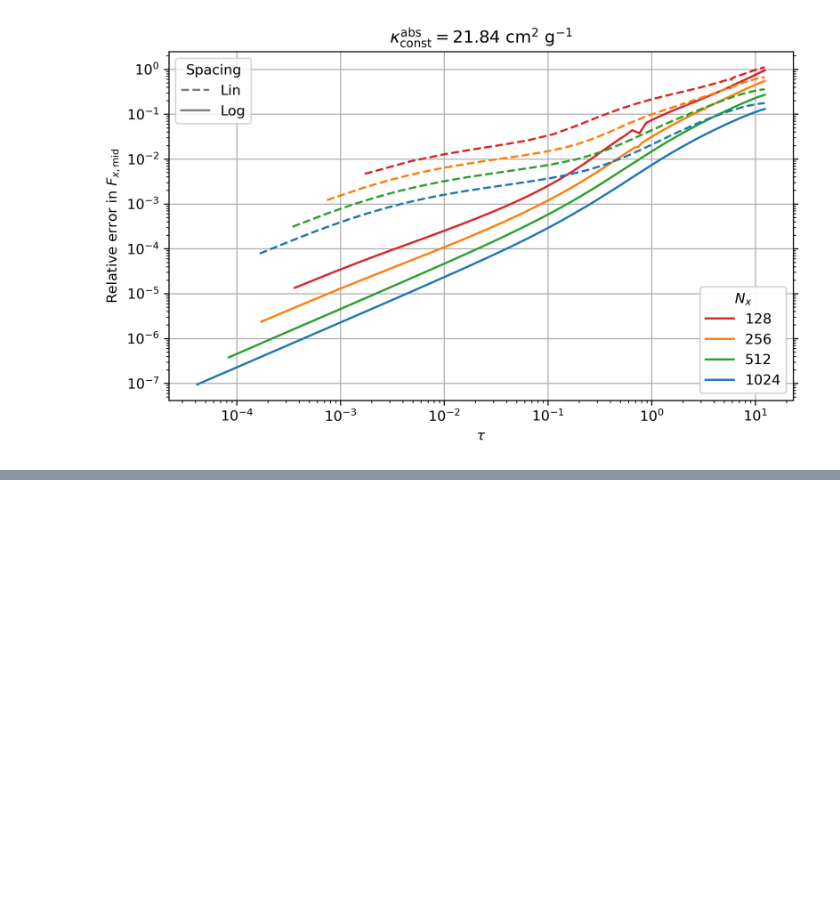
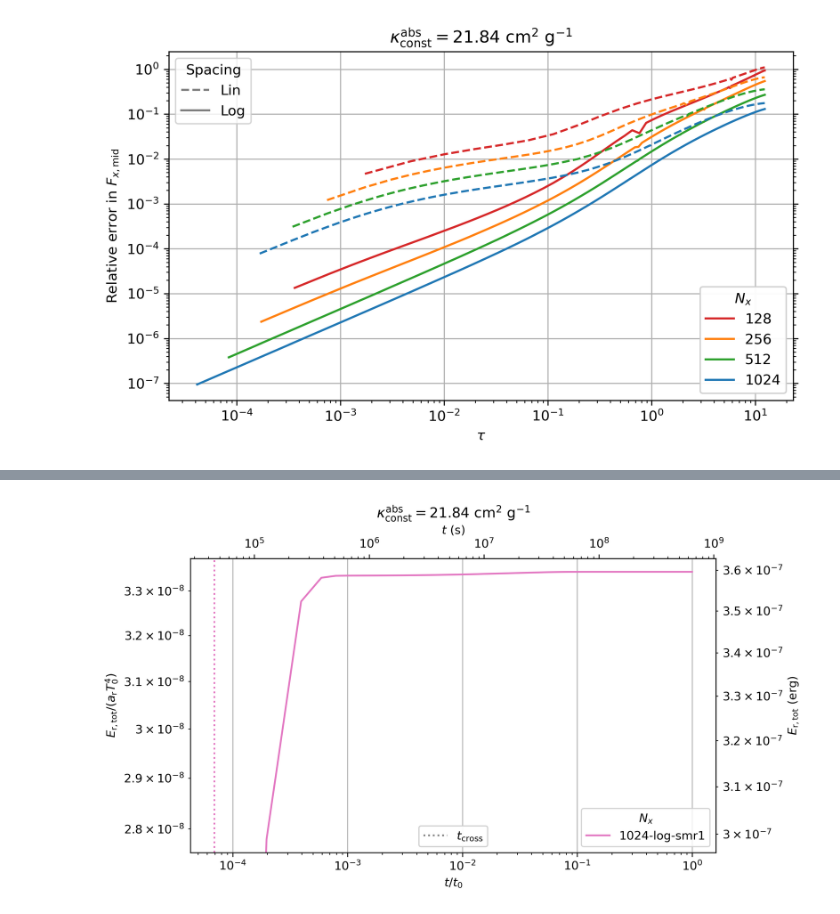
Before and after one commit to sabaronett/rad-hydro, a Jupyter notebook: athena/dev/yanfeij/const_opac-no_heat/ConstOpacNoHeat.ipynb, the cells around one changed output, grey strips where cells are left out. Cells and saved outputs as stored; diff of their text form; code cells hidden in the pictures; blank space fills up the shorter version.

```diff
--- a/athena/dev/yanfeij/const_opac-no_heat/ConstOpacNoHeat.ipynb
+++ b/athena/dev/yanfeij/const_opac-no_heat/ConstOpacNoHeat.ipynb
@@ -765,0 +1098,92 @@ ax.tick_params(axis='both', which='both', right=True)
+# %%
+#===============================================================================
+import matplotlib.pyplot as plt
+import numpy as np
+import sys
+sys.path.insert(0, '/home/stanley/github/PrincetonUniversity/athena/vis/python')
+import athena_read
+
+fig, ax = plt.subplots(figsize=(8, 4.5), dpi=300)
+tab_colors = ['tab:pink', 'tab:red', 'tab:olive', 'tab:orange', 'tab:green',
+              'tab:cyan', 'tab:blue', 'tab:purple', 'tab:brown', 'tab:gray']
+lss = ['dashdot', 'dashed', 'dotted', (0, (1, 5))]
+c_solns, ref_soln = [], []
+crat = None
+theta = None
+
+# Read and plot
+problem_id = 'const_opac'
+base = 'nx1'
+runs = ['1024-log-smr1']
+for i, run in enumerate(runs):
+    path = f'{base}/{run}'
+    athinput = athena_read.athinput(f'{path}/athinput.{problem_id}')
+    length_unit = athinput['radiation']['length_unit']
+    molecular_weight = athinput['radiation']['molecular_weight']
+    arad = 7.565733250033928e-15
+    r_ideal = 8.314462618e7/molecular_weight
+    T_unit = athinput['radiation']['T_unit']
+    cs_iso = (r_ideal*T_unit)**0.5
+    Vmax = 4/3*np.pi*athinput['mesh']['x1max']**3
+    Vmin = 4/3*np.pi*athinput['mesh']['x1min']**3
+    Vtot = (Vmax - Vmin)/2
+    gamma = athinput['hydro']['gamma'] # C_p/C_v = 1 + 2/DoF
+    hst = athena_read.hst(f'{path}/output/{problem_id}.hst')
+    T_tot = hst['tot-E']*(gamma - 1)*Vtot/hst['mass']
+
+    Er = hst['Er']
+    if 'n_frequency' in athinput['radiation']:
+        N_f = athinput['radiation']['n_frequency']
+        if N_f == 16:
+            Er = Er[:19232]
+        Er = Er.reshape(-1, N_f)
+        Er = Er.sum(axis=1)
+    c_solns.append(ax.plot(hst['time'], Er, tab_colors[i], label=f'{run}')[0])
+
+    # Compute light crossing time for oblique beams
+    Lx = athinput['mesh']['x1max'] - athinput['mesh']['x1min']
+    with open(f'{path}/output/Rad_angles.txt') as Rad_angles:
+        lines = Rad_angles.read().splitlines()
+        crat = float(lines[2].split()[1])
+        mu = lines[-2]
+        mu_x, mu_y = float(mu.split()[1]), float(mu.split()[2])
+        theta = np.arctan(mu_y/mu_x)
+
+    t_cross = Lx/np.cos(theta)/crat
+
+    ax.axvline(t_cross, color=tab_colors[i], ls=':')
+
+# Plot ghost point(s) for colorless linestyles
+ref_soln.append(ax.plot([], [], 'tab:gray', ls=':',
+                label=r'$t_\mathrm{cross}$')[0])
+color_legend = plt.legend(title=r'$N_x$', handles=c_solns,
+                          loc='lower right')
+soln_legend = plt.legend(handles=ref_soln, loc='lower center')
+ax.add_artist(color_legend)
+ax.add_artist(soln_legend)
+
+
+# Format secondary axes in cgs
+def t2s(t):
+    return t*length_unit/cs_iso
+
+def E2erg(E):
+    return E*arad*T_unit**4
+
+def T2cgs(T):
+  return T*T_unit
+
+ax_r = ax.secondary_xaxis('top', functions=(t2s, t2s))
+ax_E = ax.secondary_yaxis('right', functions=(E2erg, E2erg))
+
+ax_r.set(xlabel=r'$t$ (s)')
+ax_E.set(ylabel=r'$E_\mathrm{r,tot}$ (erg)')
+
+# Format (sub)plots
+ax.grid()
+ax.minorticks_on()
+ax.set(xlabel='$t/t_0$', ylabel=r'$E_\mathrm{r,tot}/(a_\mathrm{r}T_0^4)$',
+       xscale='log', yscale='log',
+       title=r'$\kappa_\mathrm{const}^\mathrm{abs}=21.84$ cm$^2$ g$^{-1}$')
+# plt.savefig('filename.pdf', bbox_inches='tight', pad_inches=0.01)
+# %% [output]
@@ -765,0 +1195 @@ ax.tick_params(axis='both', which='both', right=True)
+[figure, added]
```
Also changed, not shown: parts of 12 cells of this notebook.
